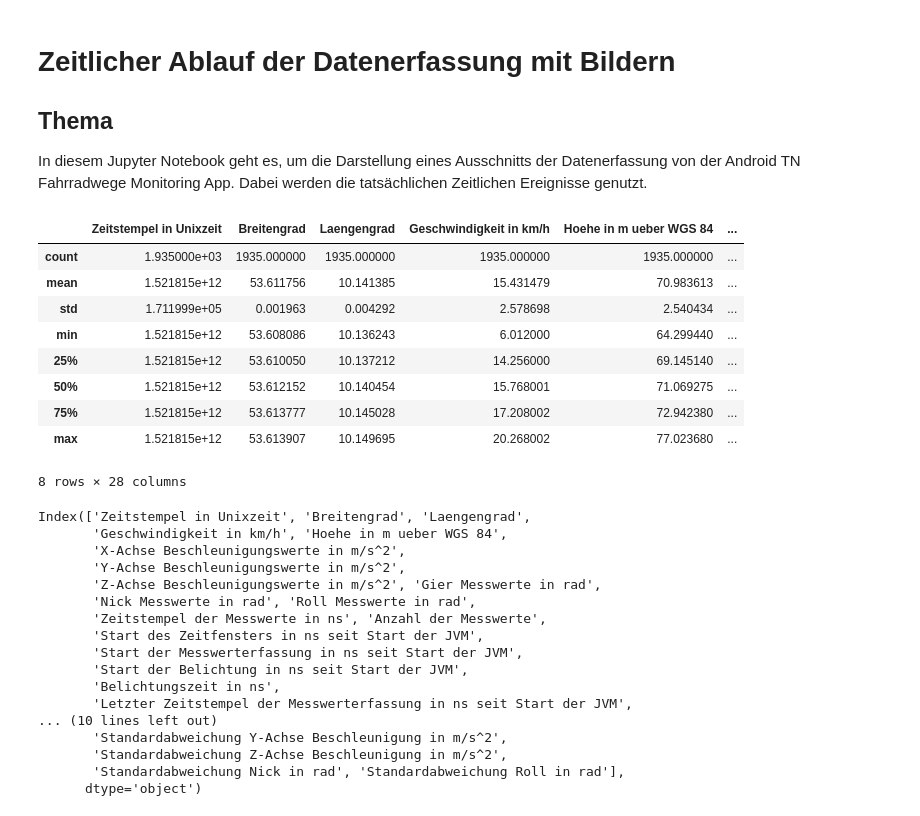
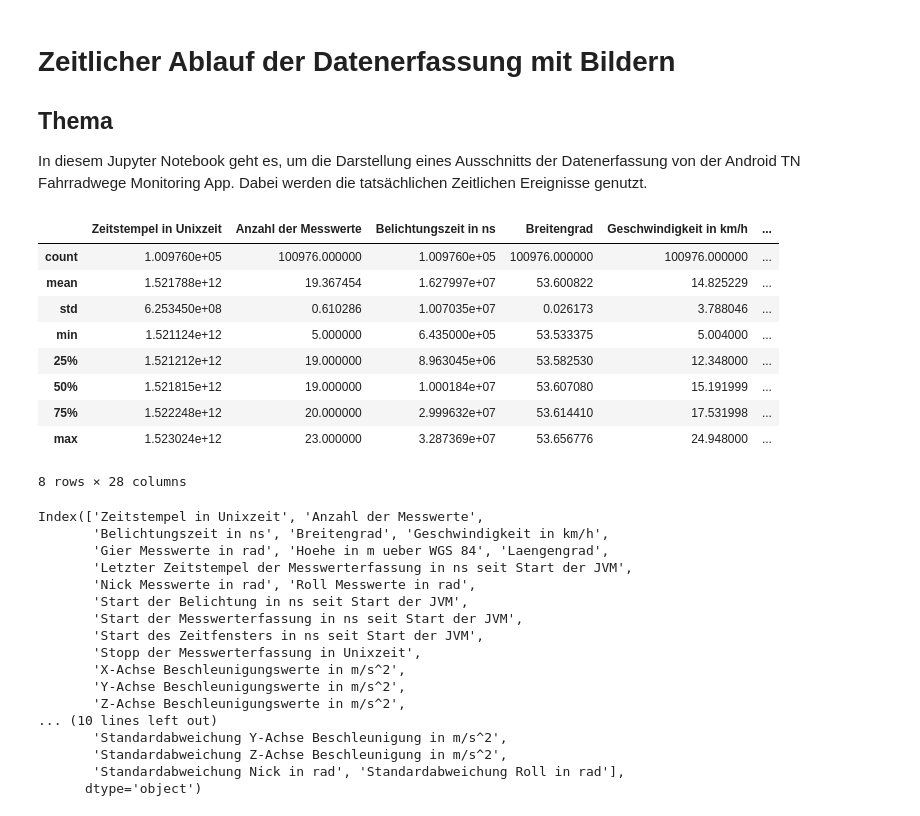
Before and after one commit to SandGreif/FahrradwegeKlassifizierung, a Jupyter notebook: datenvisualisierung/gatheringSequenceWithImages.ipynb, the cells around one changed output. Saved outputs shown, nothing was run; the diff lists cells and outputs as text; code cells hidden in the pictures.

```diff
--- a/datenvisualisierung/gatheringSequenceWithImages.ipynb
+++ b/datenvisualisierung/gatheringSequenceWithImages.ipynb
@@ -21,34 +21,34 @@ from mpl_toolkits.axes_grid1 import ImageGrid
 from matplotlib.offsetbox import (TextArea, DrawingArea, OffsetImage,AnnotationBbox)
 # %%
 # Lesen der Merkmale
-featuresDf = pandas.read_csv("../daten/merkmale.csv")
+featuresDf = pandas.read_csv("../daten/merkmale_datensatz_15_bis_22/negativeUndPositiveMesswerte/merkmale.csv")
 featuresDf.describe()
 # %% [output]
-|  | Zeitstempel in Unixzeit | Breitengrad | Laengengrad | Geschwindigkeit in km/h | Hoehe in m ueber WGS 84 | ... |
-| count | 1.935000e+03 | 1935.000000 | 1935.000000 | 1935.000000 | 1935.000000 | ... |
-| mean | 1.521815e+12 | 53.611756 | 10.141385 | 15.431479 | 70.983613 | ... |
-| std | 1.711999e+05 | 0.001963 | 0.004292 | 2.578698 | 2.540434 | ... |
-| min | 1.521815e+12 | 53.608086 | 10.136243 | 6.012000 | 64.299440 | ... |
-| 25% | 1.521815e+12 | 53.610050 | 10.137212 | 14.256000 | 69.145140 | ... |
-| 50% | 1.521815e+12 | 53.612152 | 10.140454 | 15.768001 | 71.069275 | ... |
-| 75% | 1.521815e+12 | 53.613777 | 10.145028 | 17.208002 | 72.942380 | ... |
-| max | 1.521815e+12 | 53.613907 | 10.149695 | 20.268002 | 77.023680 | ... |
+|  | Zeitstempel in Unixzeit | Anzahl der Messwerte | Belichtungszeit in ns | Breitengrad | Geschwindigkeit in km/h | ... |
+| count | 1.009760e+05 | 100976.000000 | 1.009760e+05 | 100976.000000 | 100976.000000 | ... |
+| mean | 1.521788e+12 | 19.367454 | 1.627997e+07 | 53.600822 | 14.825229 | ... |
+| std | 6.253450e+08 | 0.610286 | 1.007035e+07 | 0.026173 | 3.788046 | ... |
+| min | 1.521124e+12 | 5.000000 | 6.435000e+05 | 53.533375 | 5.004000 | ... |
+| 25% | 1.521212e+12 | 19.000000 | 8.963045e+06 | 53.582530 | 12.348000 | ... |
+| 50% | 1.521815e+12 | 19.000000 | 1.000184e+07 | 53.607080 | 15.191999 | ... |
+| 75% | 1.522248e+12 | 20.000000 | 2.999632e+07 | 53.614410 | 17.531998 | ... |
+| max | 1.523024e+12 | 23.000000 | 3.287369e+07 | 53.656776 | 24.948000 | ... |
 8 rows × 28 columns
 # %%
 featuresDf.columns
 # %% [output]
-Index(['Zeitstempel in Unixzeit', 'Breitengrad', 'Laengengrad',
-       'Geschwindigkeit in km/h', 'Hoehe in m ueber WGS 84',
+Index(['Zeitstempel in Unixzeit', 'Anzahl der Messwerte',
+       'Belichtungszeit in ns', 'Breitengrad', 'Geschwindigkeit in km/h',
+       'Gier Messwerte in rad', 'Hoehe in m ueber WGS 84', 'Laengengrad',
+       'Letzter Zeitstempel der Messwerterfassung in ns seit Start der JVM',
+       'Nick Messwerte in rad', 'Roll Messwerte in rad',
+       'Start der Belichtung in ns seit Start der JVM',
+       'Start der Messwerterfassung in ns seit Start der JVM',
+       'Start des Zeitfensters in ns seit Start der JVM',
+       'Stopp der Messwerterfassung in Unixzeit',
        'X-Achse Beschleunigungswerte in m/s^2',
        'Y-Achse Beschleunigungswerte in m/s^2',
-       'Z-Achse Beschleunigungswerte in m/s^2', 'Gier Messwerte in rad',
-       'Nick Messwerte in rad', 'Roll Messwerte in rad',
-       'Zeitstempel der Messwerte in ns', 'Anzahl der Messwerte',
-       'Start des Zeitfensters in ns seit Start der JVM',
-       'Start der Messwerterfassung in ns seit Start der JVM',
-       'Start der Belichtung in ns seit Start der JVM',
-       'Belichtungszeit in ns',
-       'Letzter Zeitstempel der Messwerterfassung in ns seit Start der JVM',
+       'Z-Achse Beschleunigungswerte in m/s^2',
 ... (10 lines left out)
        'Standardabweichung Y-Achse Beschleunigung in m/s^2',
        'Standardabweichung Z-Achse Beschleunigung in m/s^2',
```
Also changed, not shown: parts of 6 cells of this notebook.
